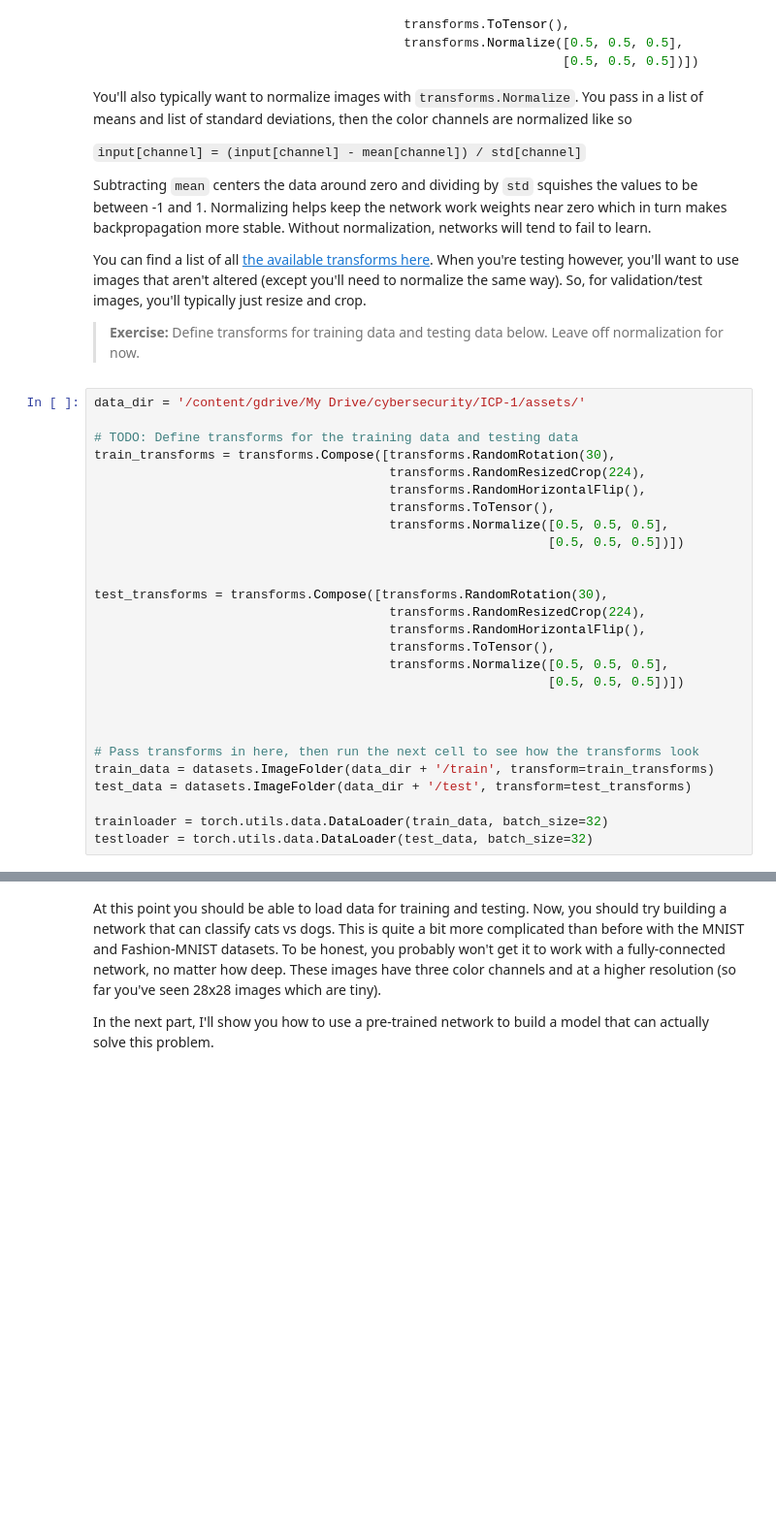
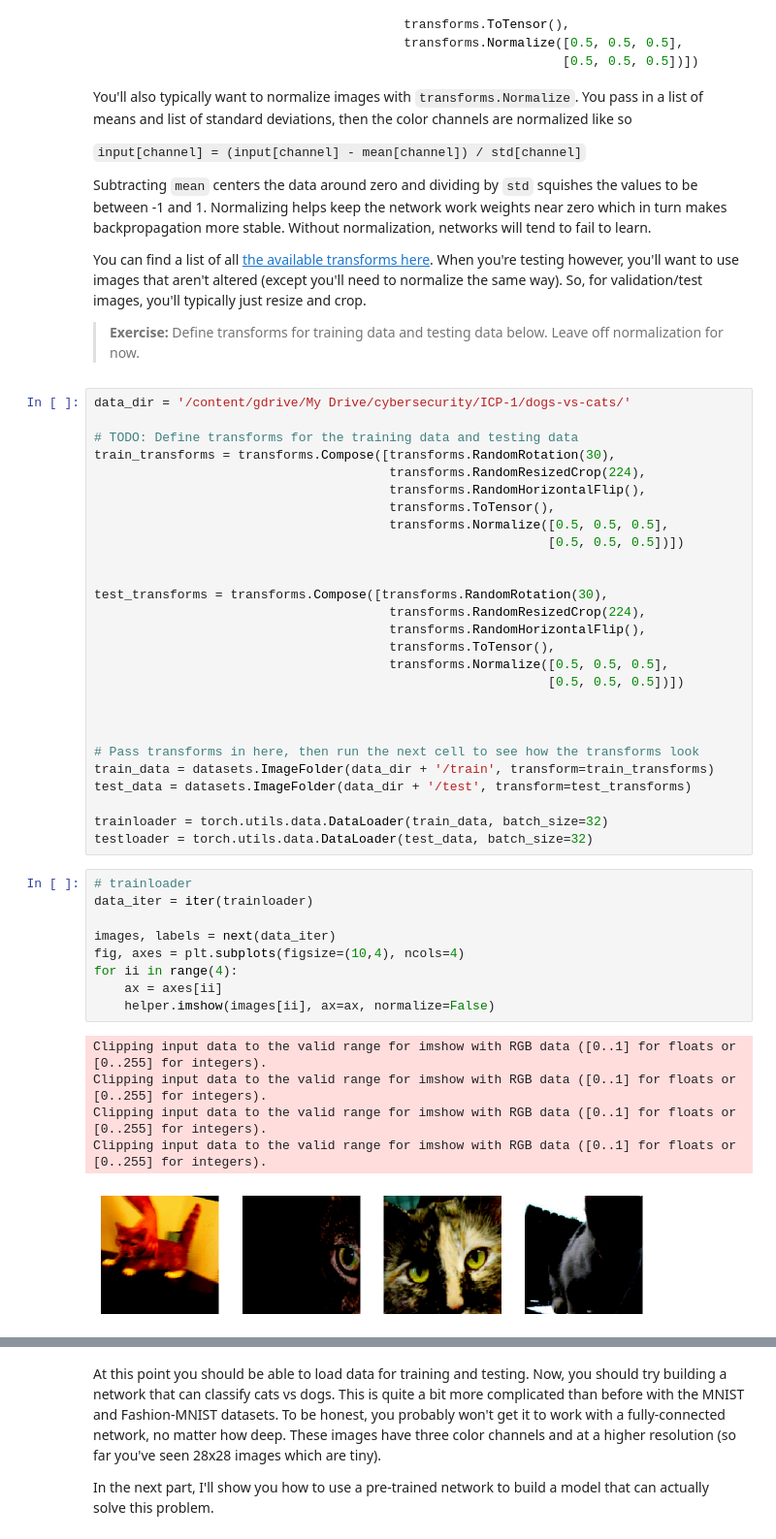
Before and after one commit to veereshthotigar/CSEE5590-490-AI-CyberSecurity-, a Jupyter notebook: ICP2/Part_7_Loading_Image_Data_(Exercises).ipynb, the cells around one changed output, grey strips where cells are left out. Shown at 97% size. Saved outputs shown, nothing was run; the diff lists cells and outputs as text; blank space fills up the shorter version.

```diff
--- a/ICP2/Part_7_Loading_Image_Data_(Exercises).ipynb
+++ b/ICP2/Part_7_Loading_Image_Data_(Exercises).ipynb
@@ -126,7 +126,7 @@ You can find a list of all [the available transforms here](http://pytorch.org/do
 
 >**Exercise:** Define transforms for training data and testing data below. Leave off normalization for now.
 # %%
-data_dir = '/content/gdrive/My Drive/cybersecurity/ICP-1/assets/'
+data_dir = '/content/gdrive/My Drive/cybersecurity/ICP-1/dogs-vs-cats/'
 
 # TODO: Define transforms for the training data and testing data
 train_transforms = transforms.Compose([transforms.RandomRotation(30),
@@ -152,4 +152,19 @@ test_data = datasets.ImageFolder(data_dir + '/test', transform=test_transforms)
 
 trainloader = torch.utils.data.DataLoader(train_data, batch_size=32)
 testloader = torch.utils.data.DataLoader(test_data, batch_size=32)
+# %%
+# trainloader
+data_iter = iter(trainloader)
+
+images, labels = next(data_iter)
+fig, axes = plt.subplots(figsize=(10,4), ncols=4)
+for ii in range(4):
+    ax = axes[ii]
+    helper.imshow(images[ii], ax=ax, normalize=False)
+# %% [output]
+Clipping input data to the valid range for imshow with RGB data ([0..1] for floats or [0..255] for integers).
+Clipping input data to the valid range for imshow with RGB data ([0..1] for floats or [0..255] for integers).
+Clipping input data to the valid range for imshow with RGB data ([0..1] for floats or [0..255] for integers).
+Clipping input data to the valid range for imshow with RGB data ([0..1] for floats or [0..255] for integers).
+[figure, added]
 # %%
```
Also changed, not shown: parts of 3 cells of this notebook.
